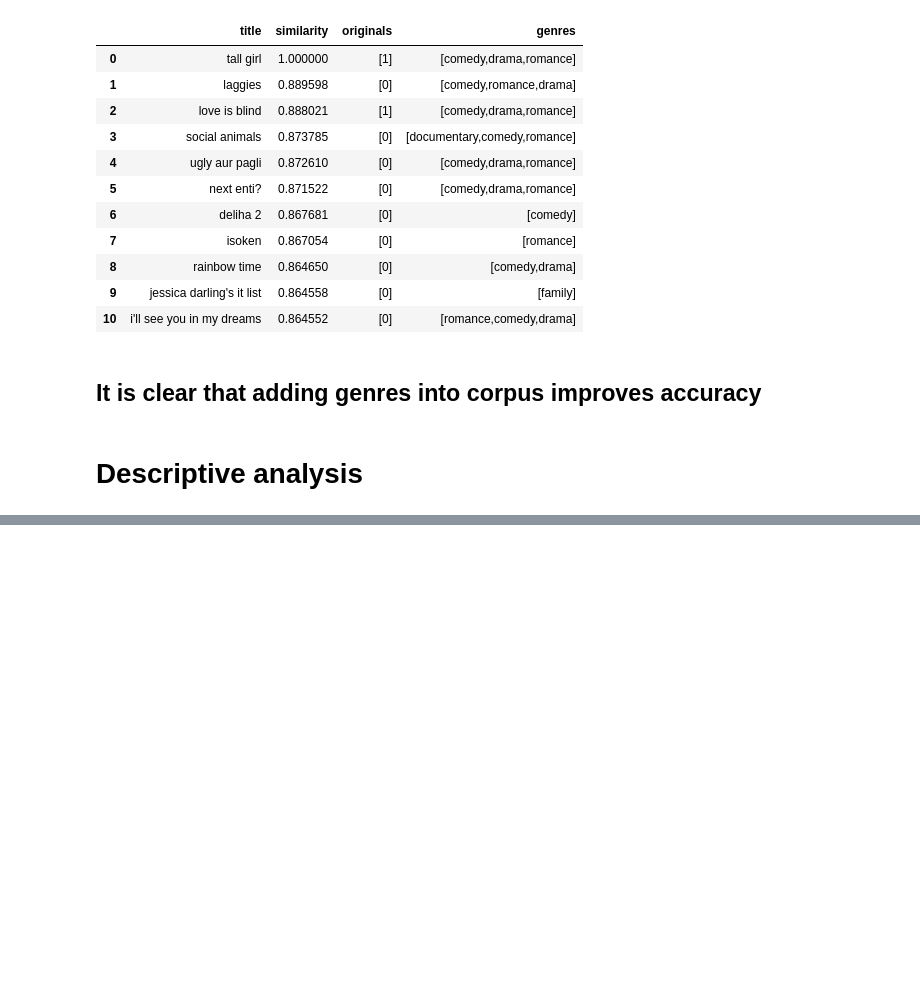
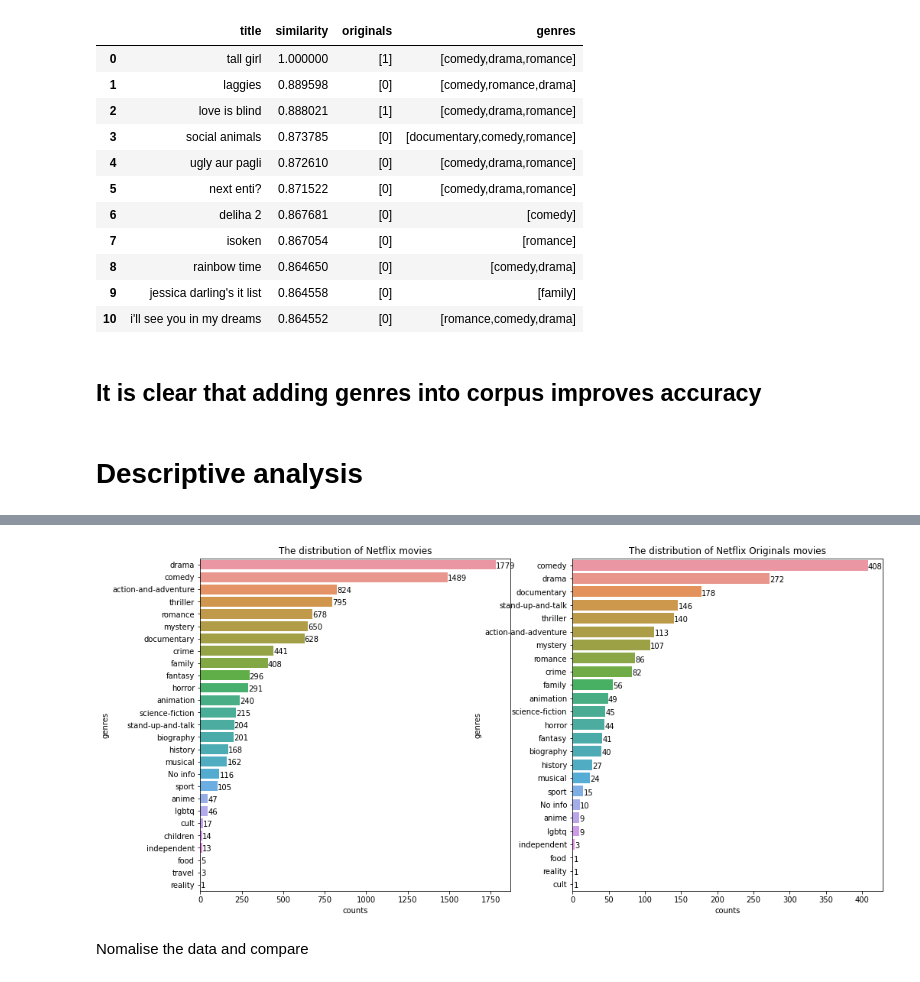
Before and after one commit to hsi-cy/dissertation, a Jupyter notebook: dissertation_v2.ipynb, the cells around one changed output, grey strips where cells are left out. Saved outputs shown, nothing was run; the diff lists cells and outputs as text; code cells hidden in the pictures; blank space fills up the shorter version.

```diff
--- a/dissertation_v2.ipynb
+++ b/dissertation_v2.ipynb
@@ -363,0 +326,49 @@ plt.show()
+# %%
+def show_values_on_bars(axs, h_v="v", space=0.4):
+    def _show_on_single_plot(ax):
+        if h_v == "v":
+            for p in ax.patches:
+                _x = p.get_x() + p.get_width() / 2
+                _y = p.get_y() + p.get_height()
+                value = int(p.get_height())
+                ax.text(_x, _y, value, ha="center")
+        elif h_v == "h":
+            for p in ax.patches:
+                _x = p.get_x() + p.get_width() + float(space)
+                _y = p.get_y() + p.get_height()
+                value = int(p.get_width())
+                ax.text(_x, _y, value, ha="left", va='bottom')
+
+    if isinstance(axs, np.ndarray):
+        for idx, ax in np.ndenumerate(axs):
+            _show_on_single_plot(ax)
+    else:
+        _show_on_single_plot(axs)
+# %%
+mv_genres_count = count_genres(mv.genres.values.tolist())
+# %%
+mv_org = mv.loc[mv['originals']==1].copy()
+# %%
+mv_org_genres_count = count_genres(mv_org.genres.values.tolist())
+# %%
+fig, ax = plt.subplots(1,2,figsize=(16,8))
+bar = sns.barplot(x = 'counts',
+                  y = 'genres',
+                  data = mv_genres_count,
+                  ax = ax[0],
+                  orient = 'h')
+show_values_on_bars(bar, h_v='h', space=0.3)
+ax[0].set_title('The distribution of Netflix movies')
+
+bar = sns.barplot(x = 'counts',
+                  y = 'genres',
+                  data = mv_org_genres_count,
+                  ax = ax[1],
+                  orient = 'h')
+show_values_on_bars(bar, h_v='h', space=0.3)
+ax[1].set_title('The distribution of Netflix Originals movies')
+plt.show()
+# %% [output]
+[figure, added]
+# %% [markdown]
+Nomalise the data and compare
```
Also changed, not shown: parts of 15 cells of this notebook.
